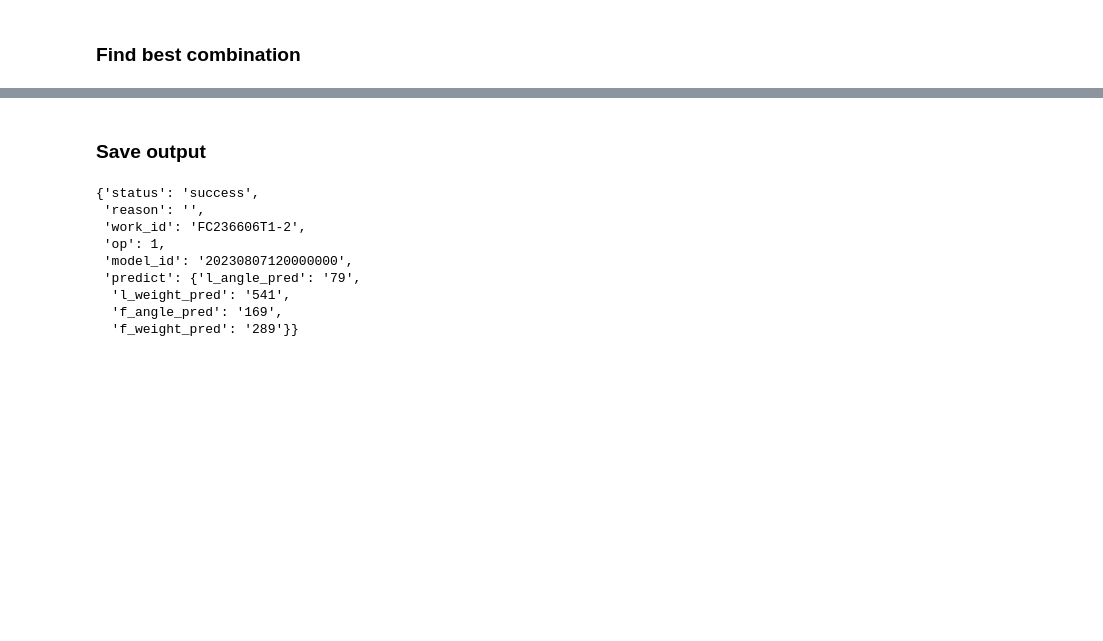
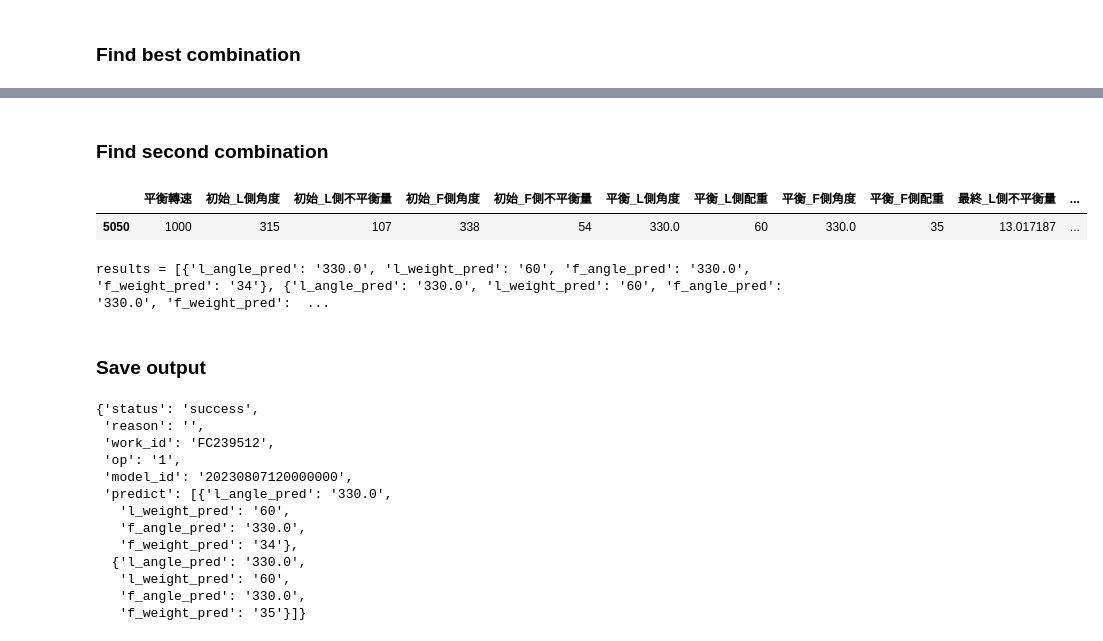
Before and after one commit to JulieKuo/balance_motor, a Jupyter notebook: pred.ipynb, the cells around one changed output, grey strips where cells are left out. Saved outputs shown, nothing was run; the diff lists cells and outputs as text; code cells hidden in the pictures; blank space fills up the shorter version.

```diff
--- a/pred.ipynb
+++ b/pred.ipynb
@@ -215,3 +331,50 @@ result = result.to_dict(orient = "records")[0]
+# %% [markdown]
+### Find second combination
+# %%
+l_weight_fill = result1.loc[comb_index1, "平衡_L側配重"]
+f_weight_fill = result1.loc[comb_index1, "平衡_F側配重"]
+
+# 平衡配重的個位數去尾後的值
+l_quotient  = (l_weight_fill // 10) * 10
+f_quotient  = (f_weight_fill // 10) * 10
+
+# 產生可能的次要可行解組合，ex: [n, n+5, n+10]
+l_answers = [l_quotient, l_quotient + 5, l_quotient + 10] if (l_quotient >= 30) else []
+f_answers = [f_quotient, f_quotient + 5, f_quotient + 10] if (f_quotient >= 30) else []
+
+# 抓出符合的組合
+if (l_quotient >= 30) and (f_quotient >= 30): # 兩個都大於30
+    df_comb3 = df_comb2.query(f"(平衡_L側配重 in {l_answers}) and (平衡_F側配重 in {f_answers})")
+elif (l_quotient >= 30) or (f_quotient >= 30): # 其中一個大於30
+    df_comb3 = df_comb2.query(f"((平衡_L側配重 in {l_answers}) and (平衡_F側配重 == {f_weight_fill})) or ((平衡_F側配重 in {f_answers}) and (平衡_L側配重 == {l_weight_fill}))")
+
+# 抓出最終_總不平衡量最小的作為回傳結果
+if ('df_comb3' in locals()) and (len(df_comb3) > 0):
+    comb_index2 = df_comb3["最終_總不平衡量"].idxmin()
+    result2 = df_comb.loc[[comb_index2]]
+else:
+    result2 = pd.DataFrame()
+result2
+# %% [output]
+|  | 平衡轉速 | 初始_L側角度 | 初始_L側不平衡量 | 初始_F側角度 | 初始_F側不平衡量 | 平衡_L側角度 | 平衡_L側配重 | 平衡_F側角度 | 平衡_F側配重 | 最終_L側不平衡量 | ... |
+| 5050 | 1000 | 315 | 107 | 338 | 54 | 330.0 | 60 | 330.0 | 35 | 13.017187 | ... |
+# %%
+results = []
+result_col = ["l_angle_pred", "l_weight_pred", "f_angle_pred", "f_weight_pred"]
+result1 = result1[['平衡_L側角度', '平衡_L側配重', '平衡_F側角度', '平衡_F側配重']].astype(str)
+result1.columns = result_col
+result1 = result1.to_dict(orient = "records")[0]
+results.append(result1)
+
+if len(result2) > 0:
+    result2 = result2[['平衡_L側角度', '平衡_L側配重', '平衡_F側角度', '平衡_F側配重']].astype(str)
+    result2.columns = result_col
+    result2 = result2.to_dict(orient = "records")[0]
+    results.append(result2)
+
+print(f"results = {results}")
+# %% [output]
+results = [{'l_angle_pred': '330.0', 'l_weight_pred': '60', 'f_angle_pred': '330.0', 'f_weight_pred': '34'}, {'l_angle_pred': '330.0', 'l_weight_pred': '60', 'f_angle_pred': '330.0', 'f_weight_pred':  ...
 # %% [markdown]
 ### Save output
 # %%
@@ -221,19 +384,23 @@ result = {
     "work_id":  work_id,
     "op":       op,
     "model_id": model_id,
-    "predict":  result
+    "predict":  results
 }
 result
 # %% [output]
 {'status': 'success',
  'reason': '',
- 'work_id': 'FC236606T1-2',
- 'op': 1,
+ 'work_id': 'FC239512',
+ 'op': '1',
  'model_id': '20230807120000000',
- 'predict': {'l_angle_pred': '79',
-  'l_weight_pred': '541',
-  'f_angle_pred': '169',
-  'f_weight_pred': '289'}}
+ 'predict': [{'l_angle_pred': '330.0',
+   'l_weight_pred': '60',
+   'f_angle_pred': '330.0',
+   'f_weight_pred': '34'},
+  {'l_angle_pred': '330.0',
+   'l_weight_pred': '60',
+   'f_angle_pred': '330.0',
+   'f_weight_pred': '35'}]}
 # %%
 with open(output_json, 'w') as file:
     json.dump(result, file, indent = 4)
```
Also changed, not shown: parts of 25 cells of this notebook, 9 other files.
